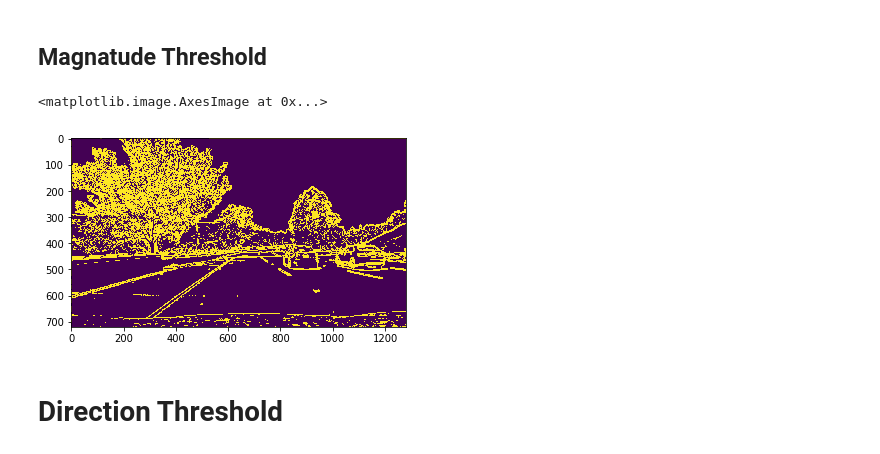
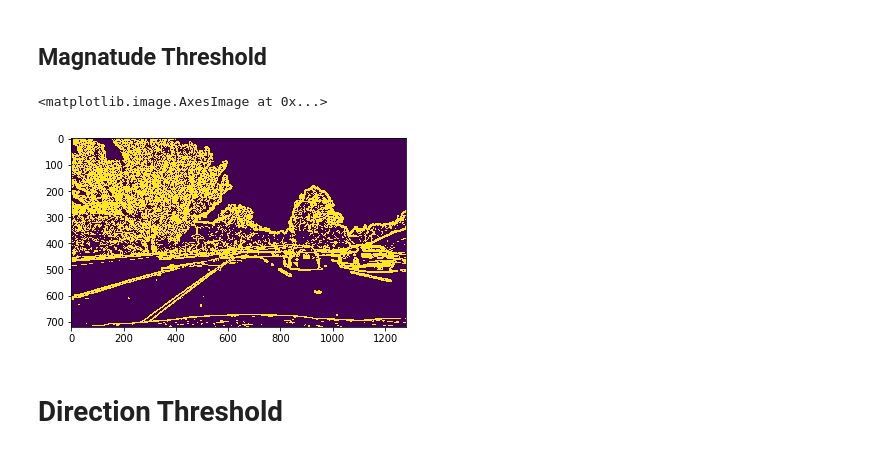
Before and after one commit to YuxiBupt/CarND-Advanced-Lane-Lines, a Jupyter notebook: Avanced-Lane-Finding.ipynb, the cells around one changed output. Cells and saved outputs as stored; diff of their text form; code cells hidden in the pictures.

```diff
--- a/Avanced-Lane-Finding.ipynb
+++ b/Avanced-Lane-Finding.ipynb
@@ -139,24 +147,24 @@ plt.imshow(x_gray_binary)
 # %%
 def mag_threshold(img_channel, sobel_kernel=3, mag_thresh=(0, 255)):
     # 2) Take the gradient in x and y separately
     sobelx = cv2.Sobel(img_channel, cv2.CV_64F, 1, 0, ksize=sobel_kernel)
     sobely = cv2.Sobel(img_channel, cv2.CV_64F, 0, 1, ksize=sobel_kernel)
     # 3) Calculate the magnitude
     mag = np.sqrt(np.square(sobelx) + np.square(sobely))
     # 4) Scale to 8-bit (0 - 255) and convert to type = np.uint8
     scaled_sobel = np.uint8(255*mag/np.max(mag))
     # 5) Create a binary mask where mag thresholds are met
     thresh_min, thresh_max = mag_thresh
     binary_output = np.zeros_like(scaled_sobel)
     binary_output[(scaled_sobel >= thresh_min) & (scaled_sobel <= thresh_max)] = 1
     # 6) Return this mask as your binary_output image
     return binary_output
 
-mag_gray_thresh = mag_threshold(to_gray(road_image), mag_thresh=(20, 255), sobel_kernel=7)
+mag_gray_thresh = mag_threshold(to_gray(undistorted_image), mag_thresh=(20, 255), sobel_kernel=15)
 plt.imshow(mag_gray_thresh)
 # %% [output]
 <matplotlib.image.AxesImage at 0x...>
-[figure, old version]
+[figure, new version]
 # %% [markdown]
 # Direction Threshold
 # %%
```
Also changed, not shown: parts of 25 cells of this notebook.
